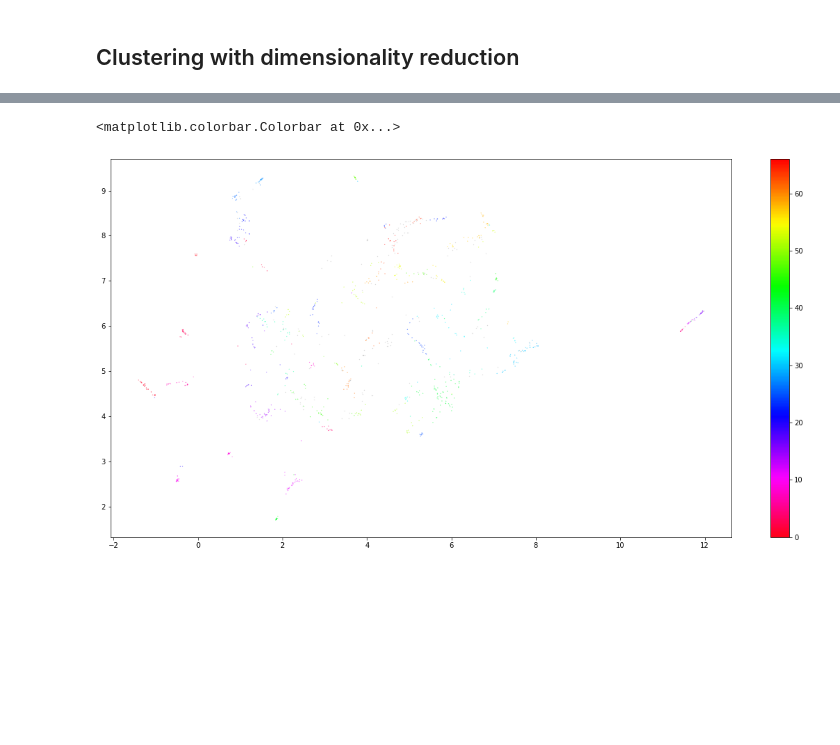
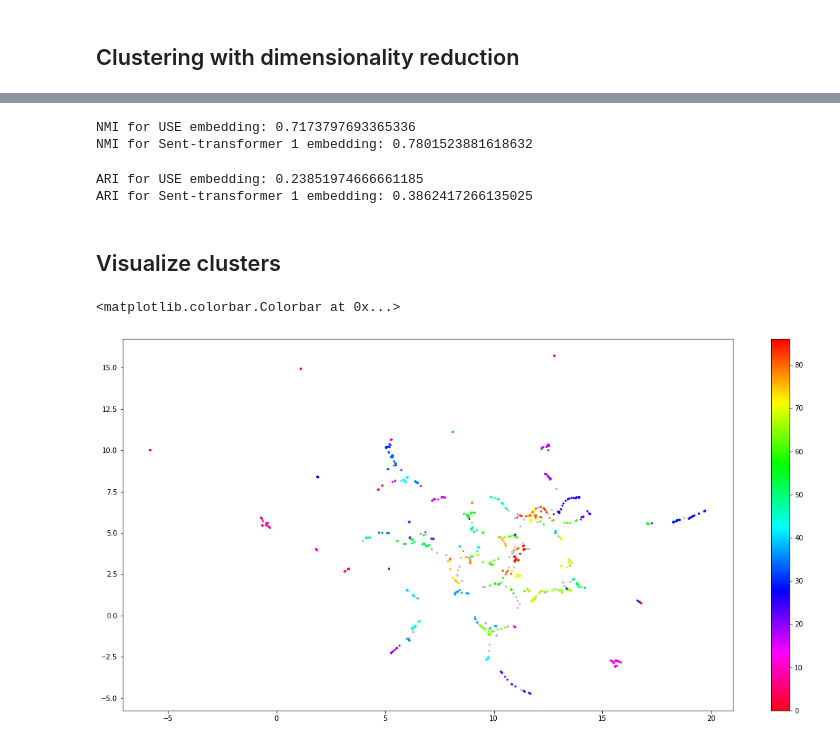
Before and after one commit to dborrelli/chat-intents, a Jupyter notebook: notebooks/05-use.ipynb, the cells around one changed output, grey strips where cells are left out. Cells and saved outputs as stored; diff of their text form; code cells hidden in the pictures; blank space fills up the shorter version.

Commit message:
Add scoring for selecting UMAP+HDBSCAN hyperparameters

```diff
--- a/notebooks/05-use.ipynb
+++ b/notebooks/05-use.ipynb
@@ -25,10 +31,7 @@ import tensorflow_hub as hub
 # %%
 module_url = "https://tfhub.dev/google/universal-sentence-encoder/4"
-model = hub.load(module_url)
+model_use = hub.load(module_url)
 
 print(f"module {module_url} loaded")
-
-def embed(input):
-    return model(input)
 # %% [output]
 module https://tfhub.dev/google/universal-sentence-encoder/4 loaded
@@ -42,4 +47,10 @@ data_sample.head()
 | 2 | 9368 | Do you charge for making a withdr... | cash_withdrawal_charge | charge making withdrawal took mon... |
 | 3 | 3414 | Is there an issue with my account... | balance_not_updated_after_cheque_... | issue account dont see cheque dep... |
 | 4 | 7402 | Are there ways for other people t... | receiving_money | way people send money |
+# %%
+def embed_use(model, sentences):
+    return model(sentences)
+
+def embed_st(model, sentences):
+    return model.encode(sentences)
 # %%
@@ -178,10 +180,12 @@ np.count_nonzero(clusters_hdbscan.probabilities_ < 0.05)
 # %% [markdown]
 ## Clustering with dimensionality reduction
 # %%
-umap_embeddings = umap.UMAP(n_neighbors = 4,
-                            n_components = 5,
-                            metric = 'euclidean').fit_transform(intents_embeddings)
+def generate_clusters(message_embeddings, n_neighbors = 4, n_components = 5, min_cluster_size = 4):
+    umap_embeddings = umap.UMAP(n_neighbors = n_neighbors,
+                                n_components = n_components,
+                                metric = 'cosine').fit_transform(message_embeddings)
 
-cluster = hdbscan.HDBSCAN(min_cluster_size=4,
-                          metric='euclidean',
-                          cluster_selection_method='eom').fit(umap_embeddings)
+    cluster = hdbscan.HDBSCAN(min_cluster_size = min_cluster_size,
+                              metric='euclidean',
+                              cluster_selection_method='eom').fit(umap_embeddings)
+    return cluster
@@ -303,0 +280,6 @@ intents_df[intents_df['topic']==1]
+# %%
+use_embeddings = embed_use(model_use, all_intents)
+clusters = generate_clusters(use_embeddings, n_neighbors = 3, n_components = 3, min_cluster_size = 4)
+label_count, score = score_clusters(clusters)
+print(label_count)
+print(score)
@@ -324,19 +403,36 @@ intents_df[intents_df['message'].str.contains('card')]
+# %%
+nmi_use = normalized_mutual_info_score(results_df['category'].values, results_df['topic_use'].values)
+nmi_st1 = normalized_mutual_info_score(results_df['category'].values, results_df['topic_st1'].values)
+print(f"NMI for USE embedding: {nmi_use}")
+print(f"NMI for Sent-transformer 1 embedding: {nmi_st1}")
+# %% [output]
+NMI for USE embedding: 0.7173797693365336
+NMI for Sent-transformer 1 embedding: 0.7801523881618632
+# %%
+ari_use = adjusted_rand_score(results_df['category'].values, results_df['topic_use'].values)
+ari_st1 = adjusted_rand_score(results_df['category'].values, results_df['topic_st1'].values)
+print(f"ARI for USE embedding: {ari_use}")
+print(f"ARI for Sent-transformer 1 embedding: {ari_st1}")
+# %% [output]
+ARI for USE embedding: 0.23851974666661185
+ARI for Sent-transformer 1 embedding: 0.3862417266135025
+# %% [markdown]
+## Visualize clusters
 # %%
-umap_data = umap.UMAP(n_neighbors=15,
+umap_data = umap.UMAP(n_neighbors=4,
                       n_components=2,
                       min_dist = 0.0,
-                      metric='cosine').fit_transform(intents_embeddings)
+                      metric='cosine').fit_transform(use_embeddings)
 
 result = pd.DataFrame(umap_data, columns=['x', 'y'])
-result['labels'] = cluster.labels_
+result['labels'] = clusters.labels_
 
-#visualizing clusters
 fig, ax = plt.subplots(figsize=(20, 10))
 outliers = result.loc[result.labels == -1, :]
 clustered = result.loc[result.labels != -1, :]
-plt.scatter(outliers.x, outliers.y, color = '#BDBDBD', s=0.05)
-plt.scatter(clustered.x, clustered.y, c=clustered.labels, s=0.05, cmap='hsv_r')
+plt.scatter(outliers.x, outliers.y, color = '#BDBDBD', s=4)
+plt.scatter(clustered.x, clustered.y, c=clustered.labels, s=4, cmap='hsv_r')
 plt.colorbar()
 # %% [output]
 <matplotlib.colorbar.Colorbar at 0x...>
-[figure, old version]
+[figure, new version]
```
Also changed, not shown: parts of 37 cells of this notebook, 1 other file.
